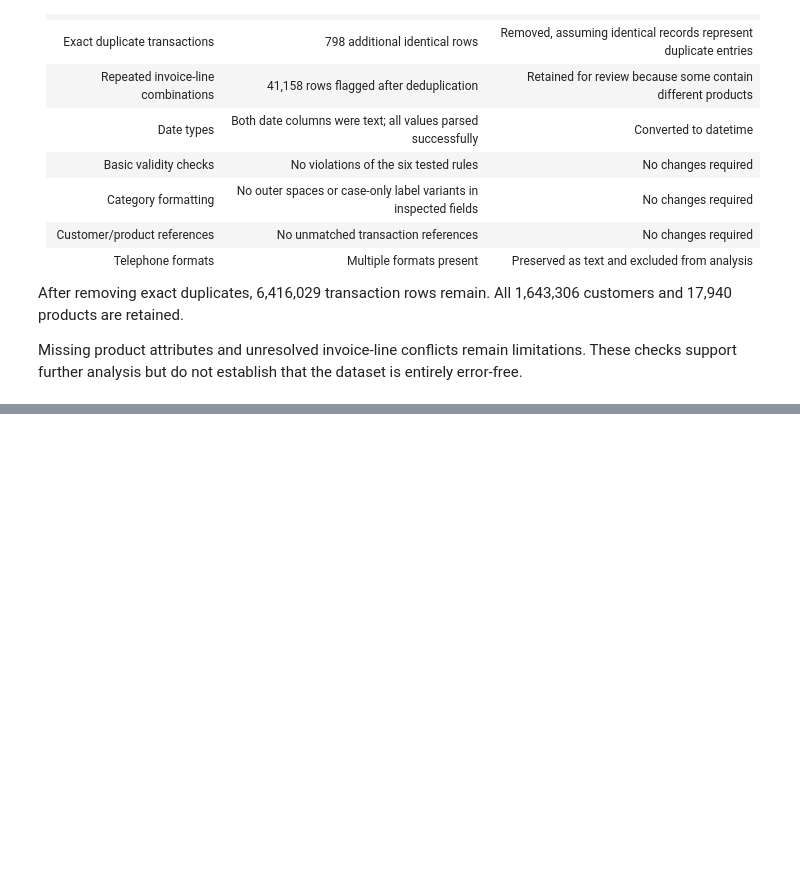
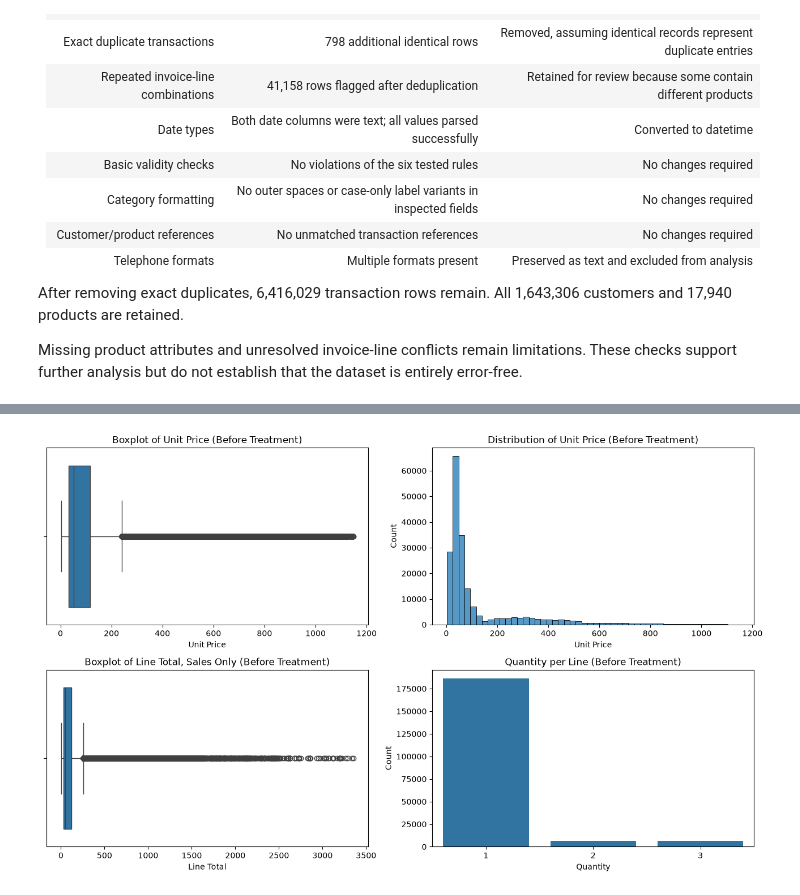
Before and after one commit to a209895-ukm/assignment-1-data-profiling, a Jupyter notebook: Task_C_Outliers.ipynb, the cells around one changed output, grey strips where cells are left out. Cells and saved outputs as stored; diff of their text form; code cells hidden in the pictures; blank space fills up the shorter version.

```diff
--- a/Task_C_Outliers.ipynb
+++ b/Task_C_Outliers.ipynb
@@ -858,0 +902,14 @@ Data columns (total 9 columns):
+# %%
+p99 = transactions["Unit Price"].quantile(0.99)
+_, price_high = iqr_bounds(transactions["Unit Price"])
+
+transactions["Unit Price (Capped)"] = transactions["Unit Price"].clip(upper=p99)
+transactions["Is Price Outlier"] = transactions["Unit Price"] > price_high
+
+print("99th percentile cap:", round(p99, 2))
+print("Rows capped:", (transactions["Unit Price"] > p99).sum())
+print("Rows flagged (IQR):", transactions["Is Price Outlier"].sum())
+print("Rows before:", len(transactions), "| after:", len(transactions), "(no rows removed)")
+
+pd.concat({"before": transactions["Unit Price"].describe(),
+           "after (capped)": transactions["Unit Price (Capped)"].describe()}, axis=1)
@@ -858,0 +936,32 @@ Data columns (total 9 columns):
+# %%
+import matplotlib.pyplot as plt
+import seaborn as sns
+
+# 200,000-row sample so the laptop does not hang; statistics above use the full data
+sample = transactions.sample(200_000, random_state=42)
+sales = sample[sample["Transaction Type"] == "Sale"]
+
+fig, axes = plt.subplots(2, 2, figsize=(13, 8))
+
+sns.boxplot(x=sample["Unit Price"], ax=axes[0, 0])
+axes[0, 0].set_title("Boxplot of Unit Price (Before Treatment)")
+axes[0, 0].set_xlabel("Unit Price")
+
+sns.histplot(sample["Unit Price"], bins=50, ax=axes[0, 1])
+axes[0, 1].set_title("Distribution of Unit Price (Before Treatment)")
+axes[0, 1].set_xlabel("Unit Price")
+axes[0, 1].set_ylabel("Count")
+
+sns.boxplot(x=sales["Line Total"], ax=axes[1, 0])
+axes[1, 0].set_title("Boxplot of Line Total, Sales Only (Before Treatment)")
+axes[1, 0].set_xlabel("Line Total")
+
+sns.countplot(x=sample["Quantity"], ax=axes[1, 1])
+axes[1, 1].set_title("Quantity per Line (Before Treatment)")
+axes[1, 1].set_xlabel("Quantity")
+axes[1, 1].set_ylabel("Count")
+
+plt.tight_layout()
+plt.show()
+# %% [output]
+[figure, added]
```
Also changed, not shown: parts of 15 cells of this notebook.
